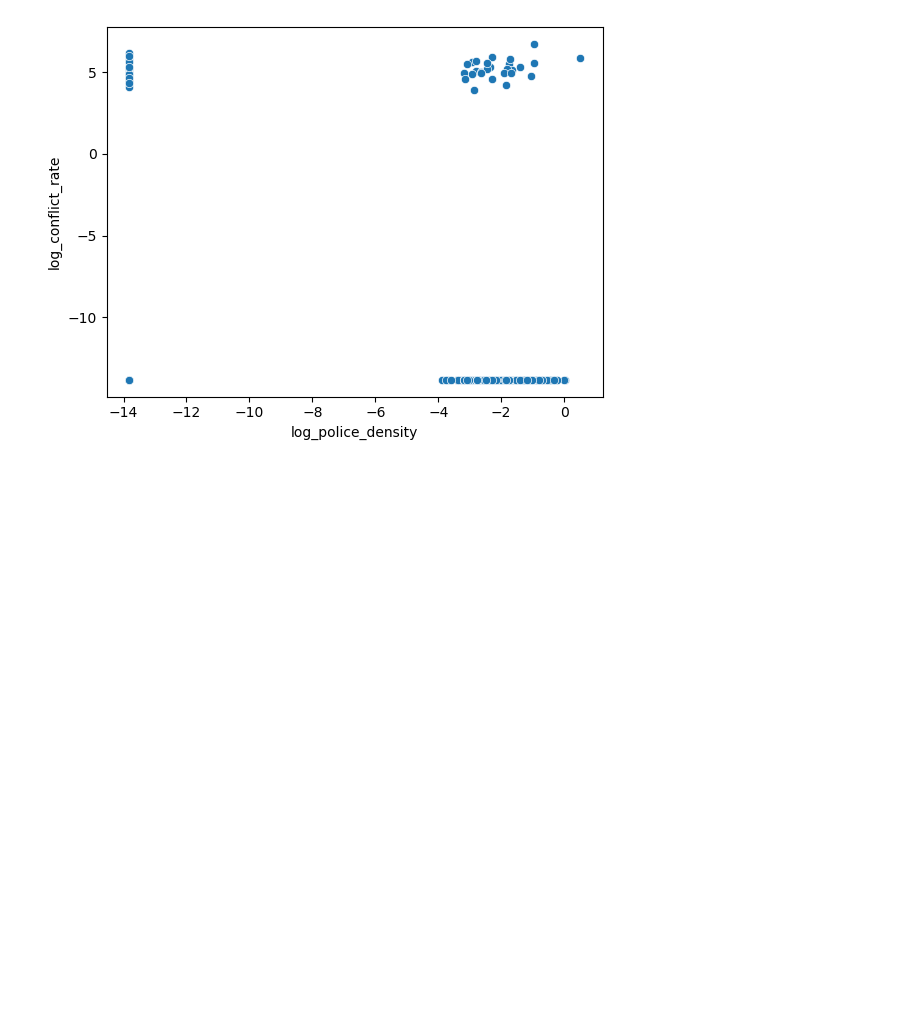
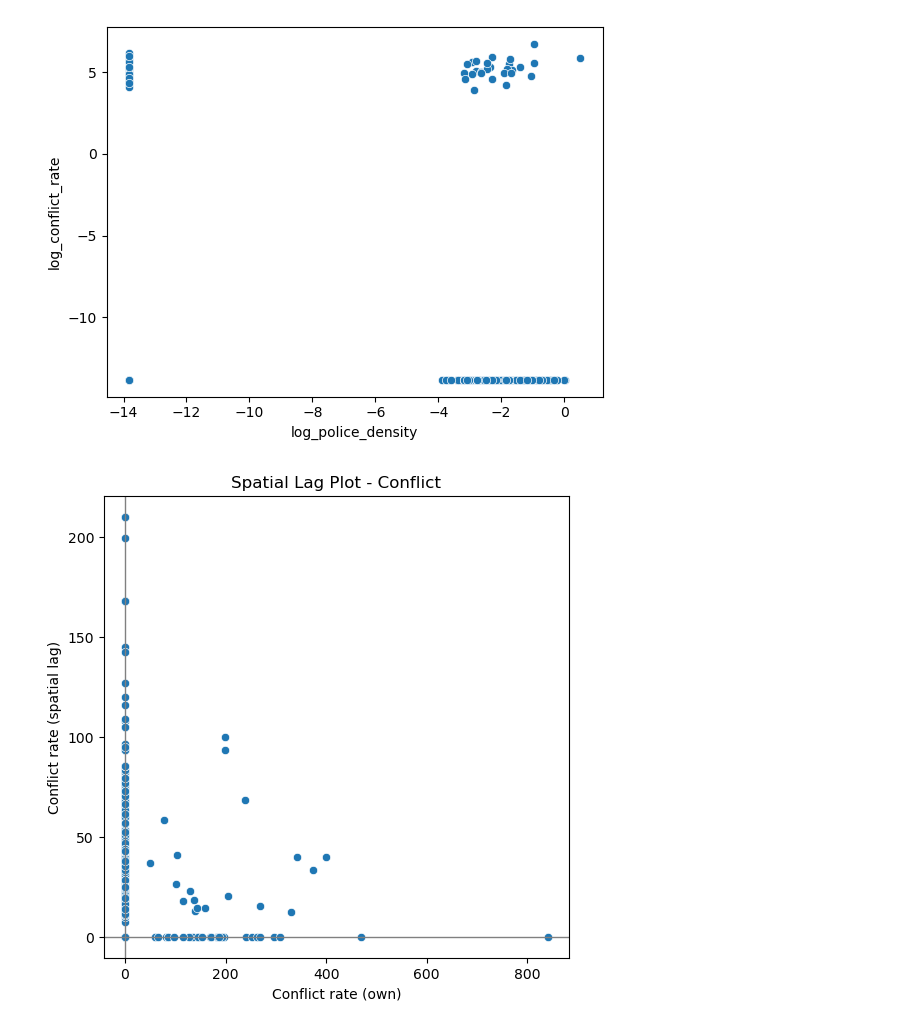
Before and after one commit to tomwaldin/east_africa_conflict_analysis, a Jupyter notebook: notebooks/exploratory_data_analysis.ipynb, the cells around one changed output. Saved outputs shown, nothing was run; the diff lists cells and outputs as text; code cells hidden in the pictures; blank space fills up the shorter version.

```diff
--- a/notebooks/exploratory_data_analysis.ipynb
+++ b/notebooks/exploratory_data_analysis.ipynb
@@ -448,3 +448,22 @@ sns.scatterplot(x='log_police_density', y='log_conflict_rate', data=gdf)
 # %% [output]
 <Axes: xlabel='log_police_density', ylabel='log_conflict_rate'>
 [figure]
+# %%
+import numpy as np
+
+gdf['conflict_lag'] = w.sparse @ gdf['conflict_rate_per_100k'].values
+gdf['police_lag'] = w.sparse @ gdf['police_per_10k'].values
+# %%
+import seaborn as sns
+import matplotlib.pyplot as plt
+
+plt.figure(figsize=(6,6))
+sns.scatterplot(x=gdf['conflict_rate_per_100k'], y=gdf['conflict_lag'])
+plt.xlabel('Conflict rate (own)')
+plt.ylabel('Conflict rate (spatial lag)')
+plt.title('Spatial Lag Plot - Conflict')
+plt.axhline(0, color='gray', linewidth=1)
+plt.axvline(0, color='gray', linewidth=1)
+plt.show()
+# %% [output]
+[figure, added]
```
Also changed, not shown: parts of 4 cells of this notebook, 2 other files.
